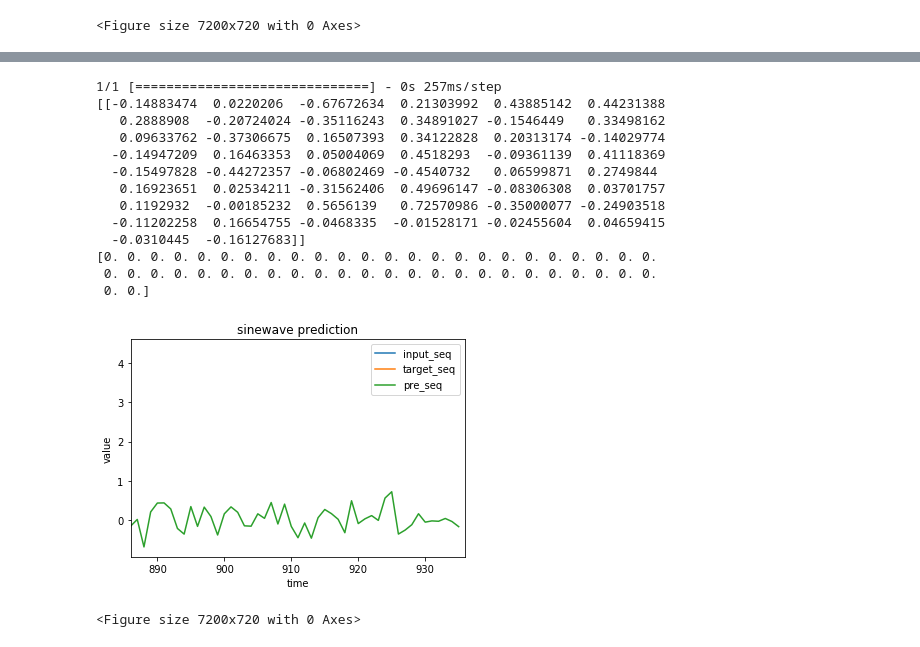
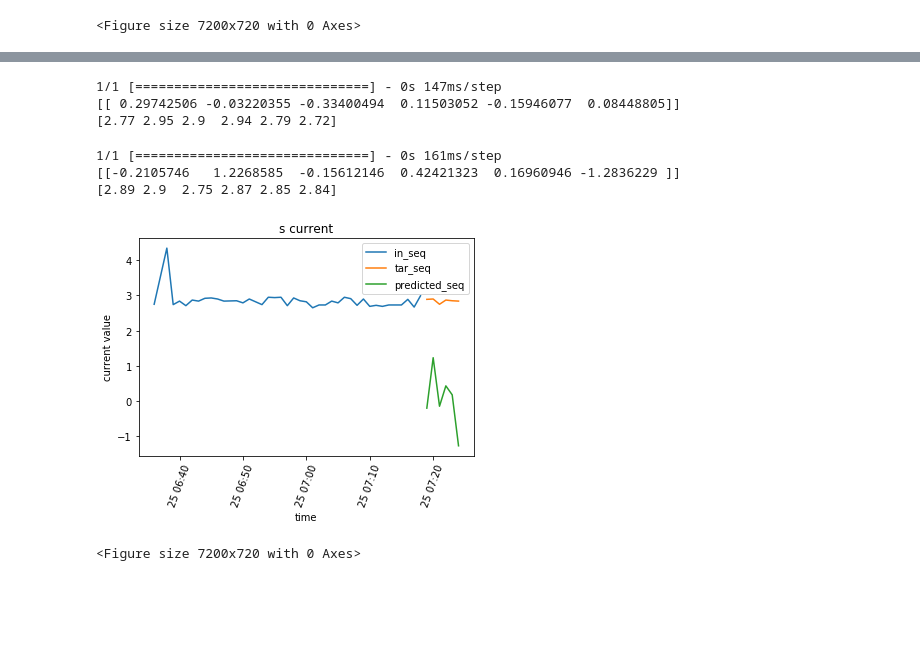
Before and after one commit to 0nism/Deep-Learning-Time-Series-Anomaly-Detection, a Jupyter notebook: DeepAnT_main.ipynb, the cells around one changed output, grey strips where cells are left out. Drawn from its saved outputs; the diff is of its cells as text; code cells hidden in the pictures; blank space fills up the shorter version.

```diff
--- a/DeepAnT_main.ipynb
+++ b/DeepAnT_main.ipynb
@@ -34,9 +36,9 @@ def anomaly_detector(prediction_seq, ground_truth_seq):
         return false # normal
 # %%
               """Hyperparameters"""
-w = 200                  # History window (number of time stamps taken into account)
+w = 40                   # History window (number of time stamps taken into account)
                          # i.e., filter(kernel) size
-p_w = 50                 # Prediction window (number of time stampes required to be
+p_w = 6                  # Prediction window (number of time stampes required to be
                          # predicted)
 n_features = 1           # Univariate time series
 
@@ -52,7 +54,7 @@ pool_size_2 = 2          # Length of window of pooling layer 2
 pool_strides_1 = 2       # Stride of window of pooling layer 1
 pool_strides_2 = 2       # Stride of window of pooling layer 2
 
-epochs = 100
+epochs = 500
 dropout_rate = 0.5       # Dropout rate in the fully connected layer
 learning_rate = 2e-5
 anm_det_thr = 0.8        # Threshold for classifying anomaly (0.5~0.8)
@@ -112,6 +94,18 @@ def split_sequence(sequence):
 		y.append(seq_y)
 	return array(X), array(y)
 
+# remove zero values
+df_Scurr = df_Scurr[df_Scurr['Item001'] != 0]
+plt.xticks(rotation=70)
+plt.plot_date(x=df_Scurr["DataSavedTime"], y=df_Scurr['Item001'],
+              linestyle='solid', marker='None')
+plt.title('s current')
+plt.ylabel('current value')
+plt.xlabel('time')
+plt.legend(['Item001'], loc='upper right')
+plt.figure(figsize=(100,10))
+plt.show()
+
 # define input sequence
 raw_seq = list(df_Scurr['Item001'])
 
@@ -309,6 +307,7 @@ model.save_weights('05-24-sCurr_DeepAnT.h5')
 
 # Sample a portion of the raw_seq randomly
 # 1. Choose
+raw_seq = list(df_Scurr['Item001'])
 ran_ix = random.randint(1,len(raw_seq) - w - p_w)
 input_seq = array(raw_seq[ran_ix : ran_ix + w])
 target_seq = array(raw_seq[ran_ix + w : ran_ix + w + p_w])
@@ -322,6 +321,10 @@ print(yhat)
 
 # Check our predictions against the ground truths.
 print(target_seq) # [7, 2, 1, 0, 4]
+# %% [output]
+1/1 [==============================] - 0s 147ms/step
+[[ 0.29742506 -0.03220355 -0.33400494  0.11503052 -0.15946077  0.08448805]]
+[2.77 2.95 2.9  2.94 2.79 2.72]
 # %%
             """Predicting future sequence (DeepAnT)"""
 # Build model
@@ -363,42 +366,36 @@ print(predicted_seq)
 # Check our predictions against the ground truths.
 print(target_seq) # [7, 2, 1, 0, 4]
 # %% [output]
-1/1 [==============================] - 0s 257ms/step
-[[-0.14883474  0.0220206  -0.67672634  0.21303992  0.43885142  0.44231388
-   0.2888908  -0.20724024 -0.35116243  0.34891027 -0.1546449   0.33498162
-   0.09633762 -0.37306675  0.16507393  0.34122828  0.20313174 -0.14029774
-  -0.14947209  0.16463353  0.05004069  0.4518293  -0.09361139  0.41118369
-  -0.15497828 -0.44272357 -0.06802469 -0.4540732   0.06599871  0.2749844
-   0.16923651  0.02534211 -0.31562406  0.49696147 -0.08306308  0.03701757
-   0.1192932  -0.00185232  0.5656139   0.72570986 -0.35000077 -0.24903518
-  -0.11202258  0.16654755 -0.0468335  -0.01528171 -0.02455604  0.04659415
-  -0.0310445  -0.16127683]]
-[0. 0. 0. 0. 0. 0. 0. 0. 0. 0. 0. 0. 0. 0. 0. 0. 0. 0. 0. 0. 0. 0. 0. 0.
- 0. 0. 0. 0. 0. 0. 0. 0. 0. 0. 0. 0. 0. 0. 0. 0. 0. 0. 0. 0. 0. 0. 0. 0.
- 0. 0.]
+1/1 [==============================] - 0s 161ms/step
+[[-0.2105746   1.2268585  -0.15612146  0.42421323  0.16960946 -1.2836229 ]]
+[2.89 2.9  2.75 2.87 2.85 2.84]
 # %%
            '''Visualization of predicted time series'''
 in_seq = raw_seq[endix:endix+w]
 tar_seq = raw_seq[endix+w:endix+w+p_w]
 predicted_seq = predicted_seq.reshape((p_w))
 d = {'time': df_Scurr['DataSavedTime'][endix+w:endix+w+p_w], 'current': predicted_seq}
-df_sCurr_pre = pd.DataFrame(data=d)
-pre_seq = df_sCurr_pre['current']
+df_Scurr_pre = pd.DataFrame(data=d)
+pre_seq = df_Scurr_pre['current']
 
-plt.plot(in_seq)
-plt.plot(tar_seq)
-plt.plot(pre_seq)
-plt.title('sinewave prediction')
-plt.ylabel('value')
+plt.xticks(rotation=70)
+plt.plot_date(x=df_Scurr['DataSavedTime'][endix:endix+w], y=in_seq,
+              linestyle='solid', marker='None')
+plt.plot_date(x=df_Scurr['DataSavedTime'][endix+w:endix+w+p_w], y=tar_seq,
+              linestyle='solid', marker='None')
+plt.plot_date(x=df_Scurr['DataSavedTime'][endix+w:endix+w+p_w], y=pre_seq,
+              linestyle='solid', marker='None')
+plt.title('s current')
+plt.ylabel('current value')
 plt.xlabel('time')
-plt.legend(['input_seq', 'target_seq', 'pre_seq'], loc='upper right')
+plt.legend(['in_seq', 'tar_seq', 'predicted_seq'], loc='upper right')
 axes = plt.gca()
-axes.set_xlim([endix+w,endix+w+p_w])
-fig_predict = plt.figure(figsize=(100,10))
-fig_predict.savefig('predicted_sequence.png')
+# axes.set_xlim(df_Scurr['DataSavedTime'][endix],
+#               df_Scurr['DataSavedTime'][endix+w+p_w-1])
+plt.figure(figsize=(100,10))
 plt.show()
 # %% [output]
-[figure, old version]
+[figure, new version]
 <Figure size 7200x720 with 0 Axes>
 # %%
 # Shallow CNN version
```
Also changed, not shown: parts of 6 cells of this notebook.
